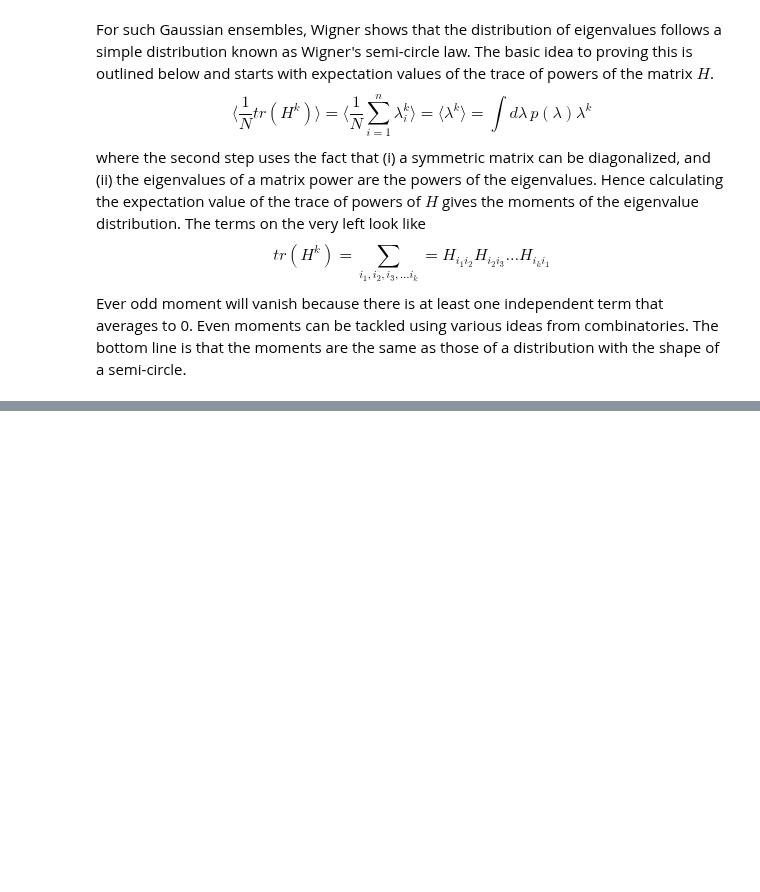
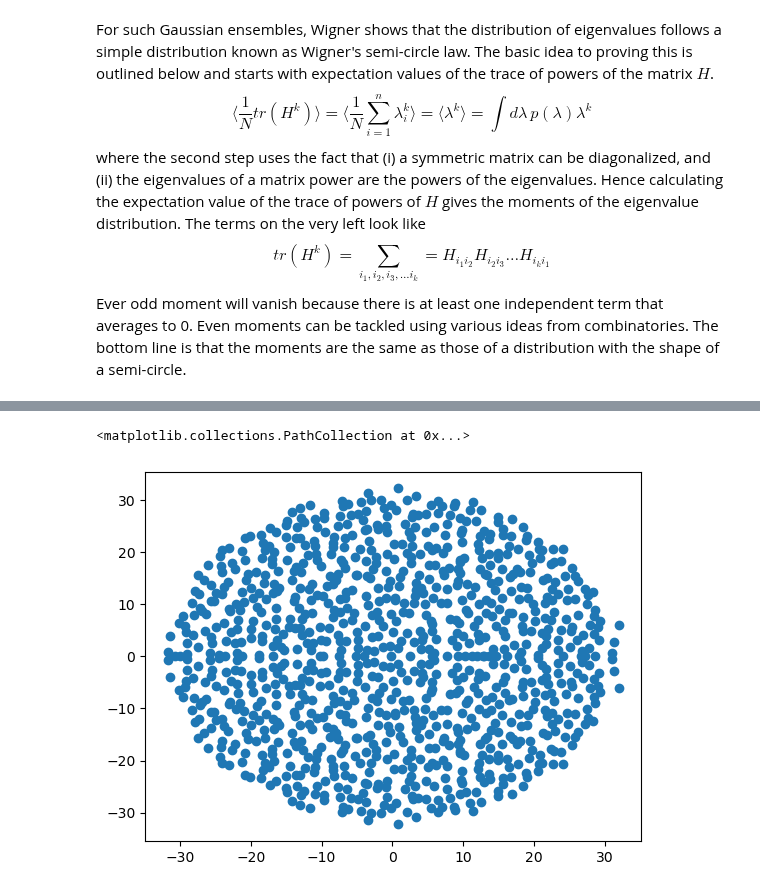
Before and after one commit to neherlab/data-to-physical-models-in-biology-materials, a Jupyter notebook: w09-DimensionalReductions.ipynb, the cells around one changed output, grey strips where cells are left out. Drawn from its saved outputs; the diff is of its cells as text; code cells hidden in the pictures; blank space fills up the shorter version.

```diff
--- a/w09-DimensionalReductions.ipynb
+++ b/w09-DimensionalReductions.ipynb
@@ -398,0 +414,9 @@ The topic has attracted a lot of attention at the intersection of statistical ph
+# %%
+n = 1000
+H = np.random.randn(n,n)
+evs, evec = np.linalg.eig(H)
+
+plt.scatter(np.real(evs), np.imag(evs))
+# %% [output]
+<matplotlib.collections.PathCollection at 0x...>
+[figure, added]
```
Also changed, not shown: parts of 18 cells of this notebook.
